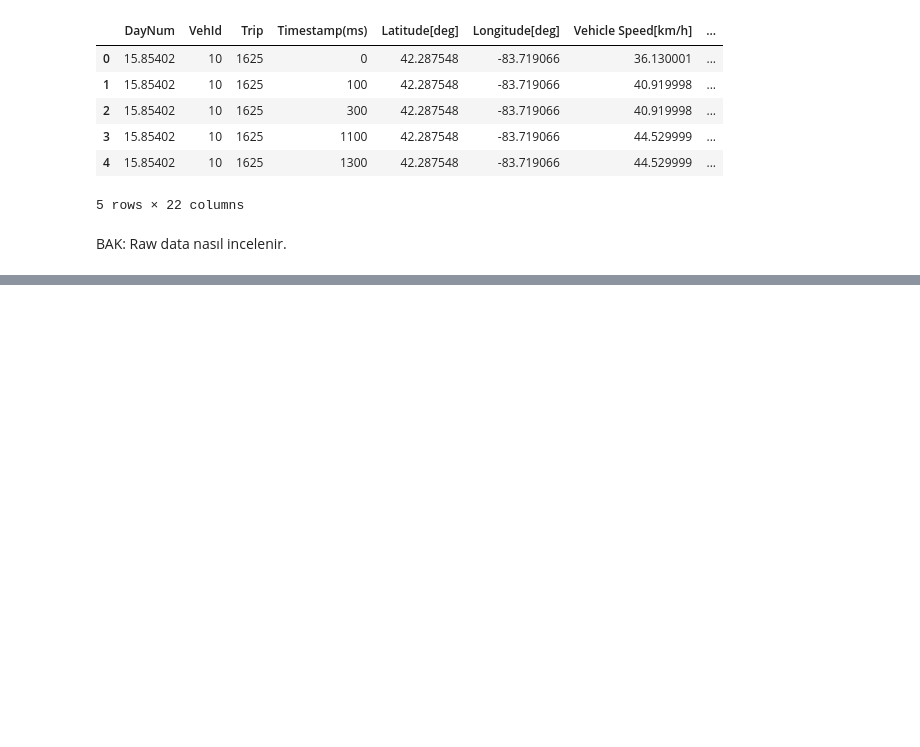
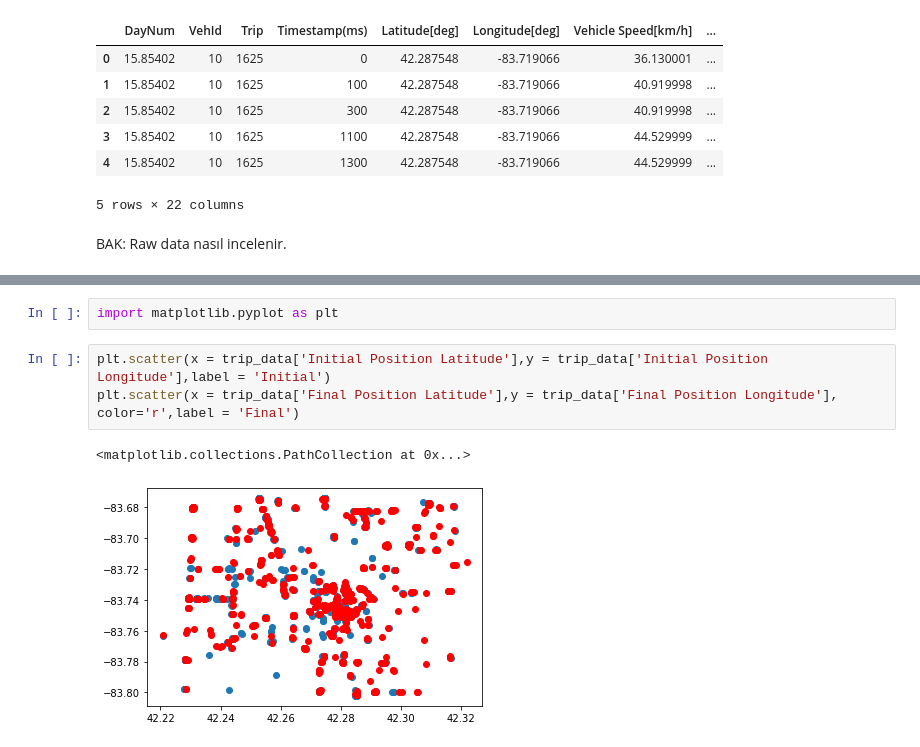
Before and after one commit to ardakaslan/ved, a Jupyter notebook: ved.ipynb, the cells around one changed output, grey strips where cells are left out. Saved outputs shown, nothing was run; the diff lists cells and outputs as text; blank space fills up the shorter version.

Commit message:
outlier temizlemeye baktım, init ve final konumları scatter plot ile çizdim.

```diff
--- a/ved.ipynb
+++ b/ved.ipynb
@@ -210,0 +181,8 @@ BAK: Raw data nasıl incelenir.
+# %%
+import matplotlib.pyplot as plt
+# %%
+plt.scatter(x = trip_data['Initial Position Latitude'],y = trip_data['Initial Position Longitude'],label = 'Initial')
+plt.scatter(x = trip_data['Final Position Latitude'],y = trip_data['Final Position Longitude'], color='r',label = 'Final')
+# %% [output]
+<matplotlib.collections.PathCollection at 0x...>
+[figure, added]
```
Also changed, not shown: parts of 13 cells of this notebook.
